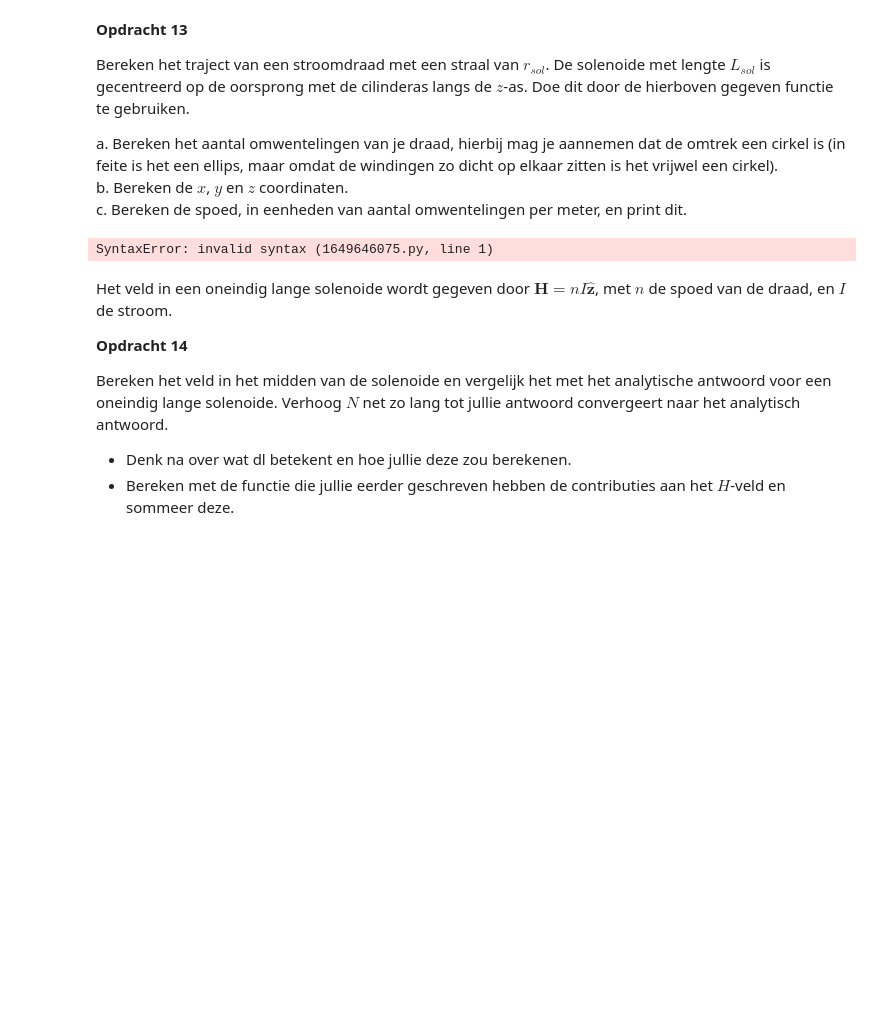
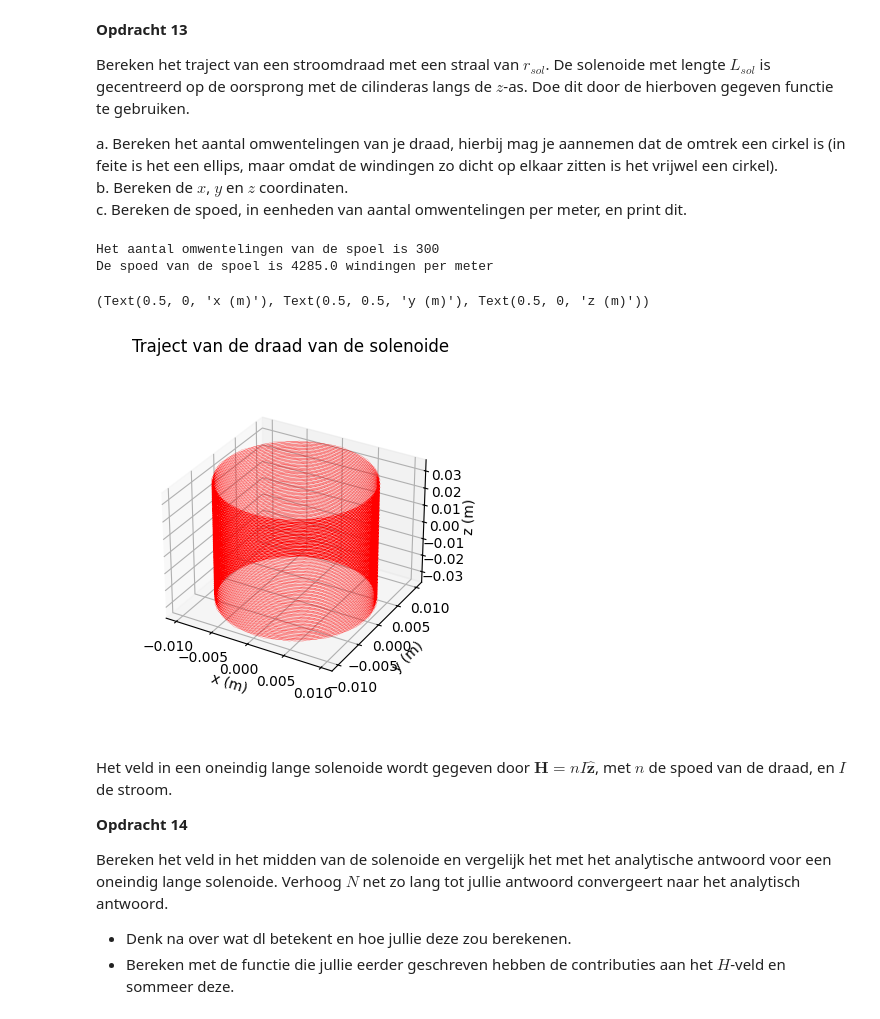
Before and after one commit to batu31415/opdrachten-DEF-D, a Jupyter notebook: KrachtactuatorOpdracht.ipynb, the cells around one changed output. Cells and saved outputs as stored; diff of their text form; code cells hidden in the pictures; blank space fills up the shorter version.

```diff
--- a/KrachtactuatorOpdracht.ipynb
+++ b/KrachtactuatorOpdracht.ipynb
@@ -510,19 +510,29 @@ a. Bereken het aantal omwentelingen van je draad, hierbij mag je aannemen dat de
 b. Bereken de $x$, $y$ en $z$ coordinaten.\
 c. Bereken de spoed, in eenheden van aantal omwentelingen per meter, en print dit.
 # %%
-l_draad = # Lengte draad
-r_sol = # Straal solenoide
-L_sol = # Lengte solenoide
-N = # Aantal wikkeling
+l_draad = 18.85
+L_sol = 0.07
+r_sol = 0.01
+I = 0.5
+mu_r = 50000
+N =  l_draad/(r_sol*2*np.pi)
+n = int(N/L_sol) #spoed
 
-# Enkele plots
+print("Het aantal omwentelingen van de spoel is", int(N))
+print('De spoed van de spoel is %.1f windingen per meter' %n)
+x,y,z = parametrisatie(n,r_sol,N,L_sol)
+
+# plots
 ax=plt.figure().add_subplot(projection='3d')
 plt.title('Traject van de draad van de solenoide')
 plt.plot(x, y, z, '-r', linewidth=0.1)
 ax.set_box_aspect(aspect=None, zoom=0.8)
 ax.set_xlabel('x (m)'), ax.set_ylabel('y (m)'), ax.set_zlabel('z (m)')
 # %% [output]
-SyntaxError: invalid syntax (1649646075.py, line 1)
+Het aantal omwentelingen van de spoel is 300
+De spoed van de spoel is 4285.0 windingen per meter
+(Text(0.5, 0, 'x (m)'), Text(0.5, 0.5, 'y (m)'), Text(0.5, 0, 'z (m)'))
+[figure, added]
 # %% [markdown]
 Het veld in een oneindig lange solenoide wordt gegeven door $\mathbf{H} = n I \hat{\mathbf{z}}$, met $n$ de spoed van de draad, en $I$ de stroom.
 
```
Also changed, not shown: parts of 8 cells of this notebook.
